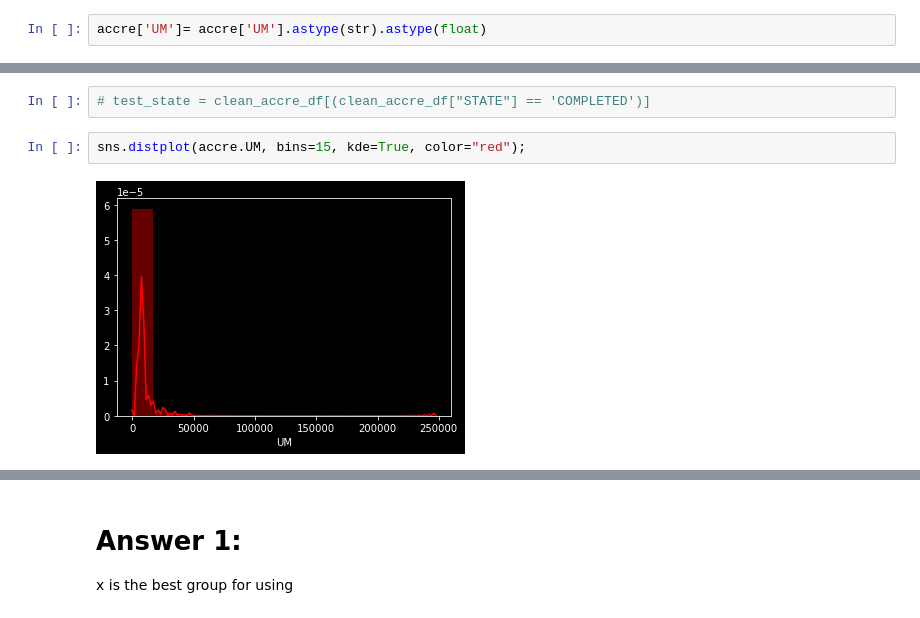
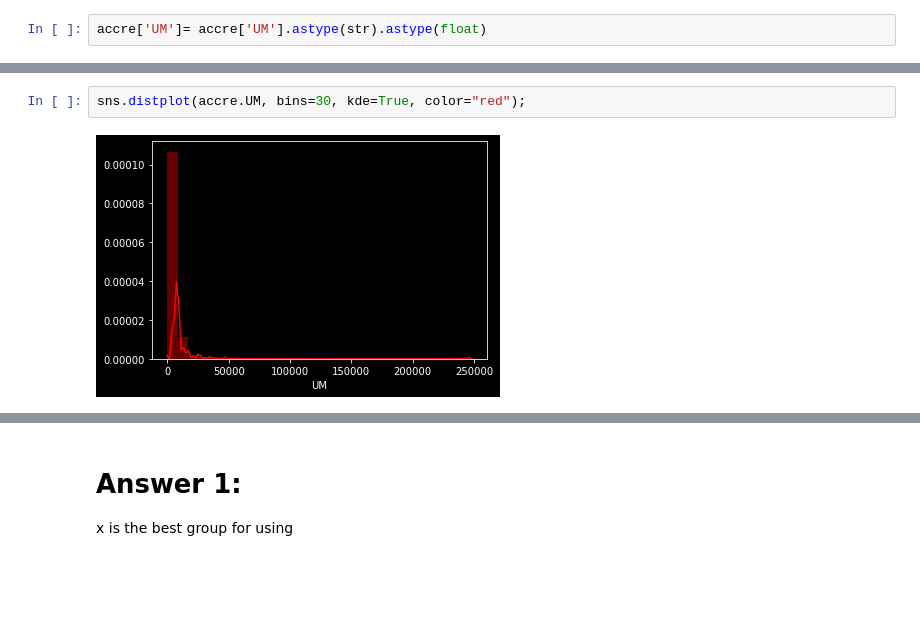
Before and after one commit to nss-data-science-cohort-4/dq2-accre-mst, a Jupyter notebook: accre_analysis.ipynb, the cells around one changed output, grey strips where cells are left out. Cells and saved outputs as stored; diff of their text form; blank space fills up the shorter version.

Commit message:
cleaned the notebook

```diff
--- a/accre_analysis.ipynb
+++ b/accre_analysis.ipynb
@@ -233,9 +168,7 @@ Name: UM, dtype: float64
-# %%
-# test_state = clean_accre_df[(clean_accre_df["STATE"] == 'COMPLETED')]
 # %%
-sns.distplot(accre.UM, bins=15, kde=True, color="red");
+sns.distplot(accre.UM, bins=30, kde=True, color="red");
 # %% [output]
-[figure, old version]
+[figure, new version]
 # %%
 # what is per core??? assume you multiply cpus by node this column will be RMPN times CPUS
 #3.5 is the average node to core ratio
```
Also changed, not shown: parts of 52 cells of this notebook.
